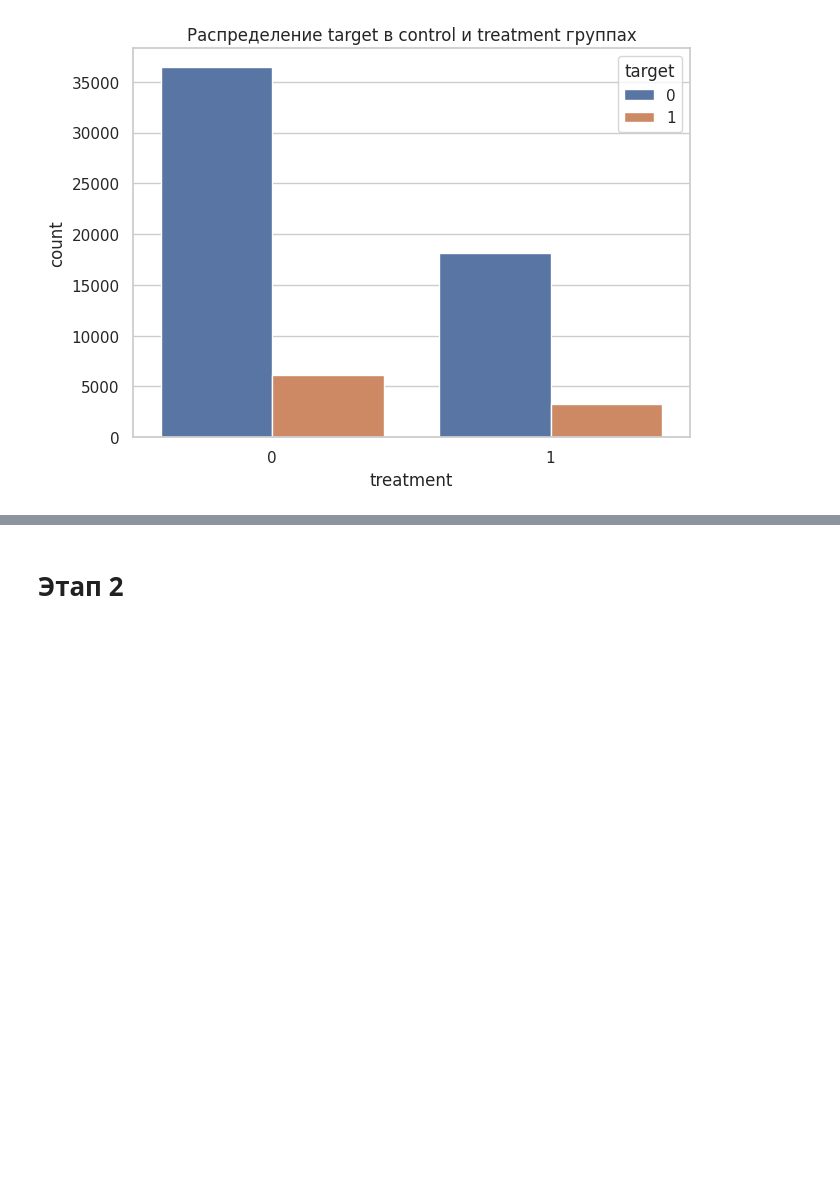
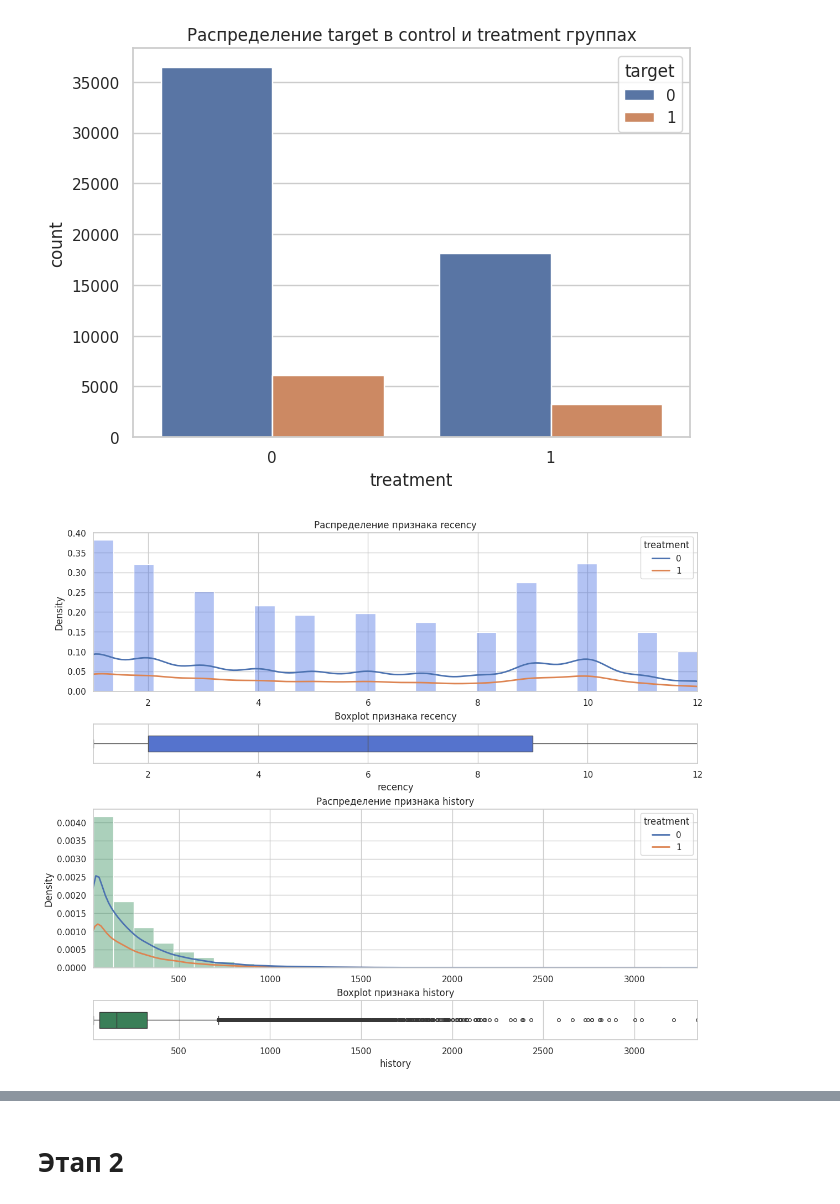
Before and after one commit to Manaam9/mle-uplift-final-project-2025, a Jupyter notebook: final_project_template.ipynb, the cells around one changed output, grey strips where cells are left out. Saved outputs shown, nothing was run; the diff lists cells and outputs as text; code cells hidden in the pictures; blank space fills up the shorter version.

```diff
--- a/final_project_template.ipynb
+++ b/final_project_template.ipynb
@@ -255,3 +261,63 @@ plt.title('Распределение target в control и treatment групп
 plt.show()
 # %% [output]
 [figure]
+# %%
+num_cols = ['recency', 'history']
+
+fig, axes = plt.subplots(
+    nrows=4,
+    ncols=1,
+    figsize=(12, 10),
+    constrained_layout=True,
+    gridspec_kw={'height_ratios': [4, 1, 4, 1]}
+)
+
+colors = ['royalblue', 'seagreen']
+
+for i, col in enumerate(num_cols):
+    hist_ax = axes[i * 2]
+    box_ax = axes[i * 2 + 1]
+
+    # Гистограмма + KDE
+    sns.histplot(
+        data=df,
+        x=col,
+        bins=30,
+        stat='density',
+        ax=hist_ax,
+        color=colors[i],
+        alpha=0.4
+    )
+
+    sns.kdeplot(
+        data=df,
+        x=col,
+        hue='treatment',
+        ax=hist_ax,
+        linewidth=2
+    )
+
+    hist_ax.set_title(f'Распределение признака {col}')
+    hist_ax.set_xlabel('')
+    hist_ax.set_ylabel('Density')
+
+    # Цветной boxplot
+    sns.boxplot(
+        data=df,
+        x=col,
+        ax=box_ax,
+        color=colors[i],
+        width=0.4,
+        fliersize=4
+    )
+
+    box_ax.set_title(f'Boxplot признака {col}')
+    box_ax.set_xlabel(col)
+
+    xmin, xmax = df[col].min(), df[col].max()
+    hist_ax.set_xlim(xmin, xmax)
+    box_ax.set_xlim(xmin, xmax)
+
+plt.show()
+# %% [output]
+[figure, added]
```
Also changed, not shown: parts of 14 cells of this notebook, 4 other files.
